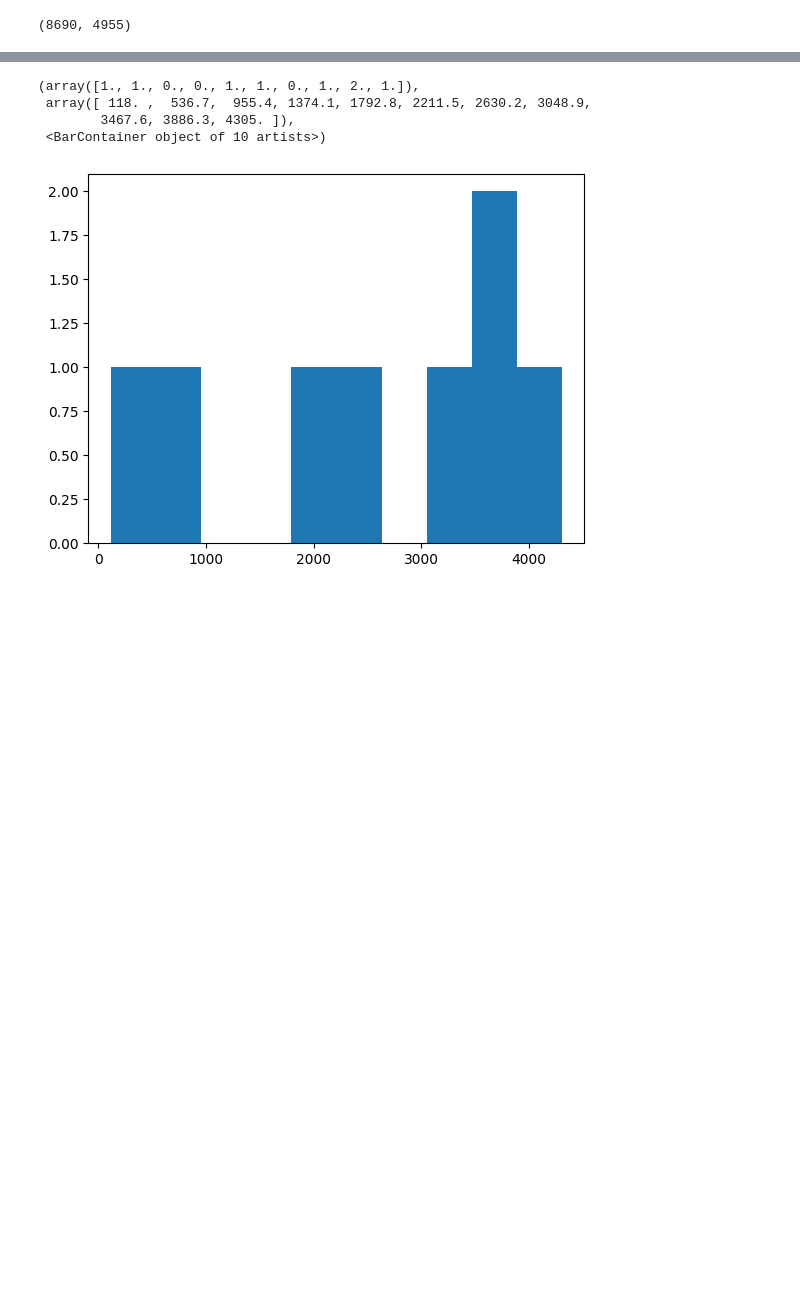
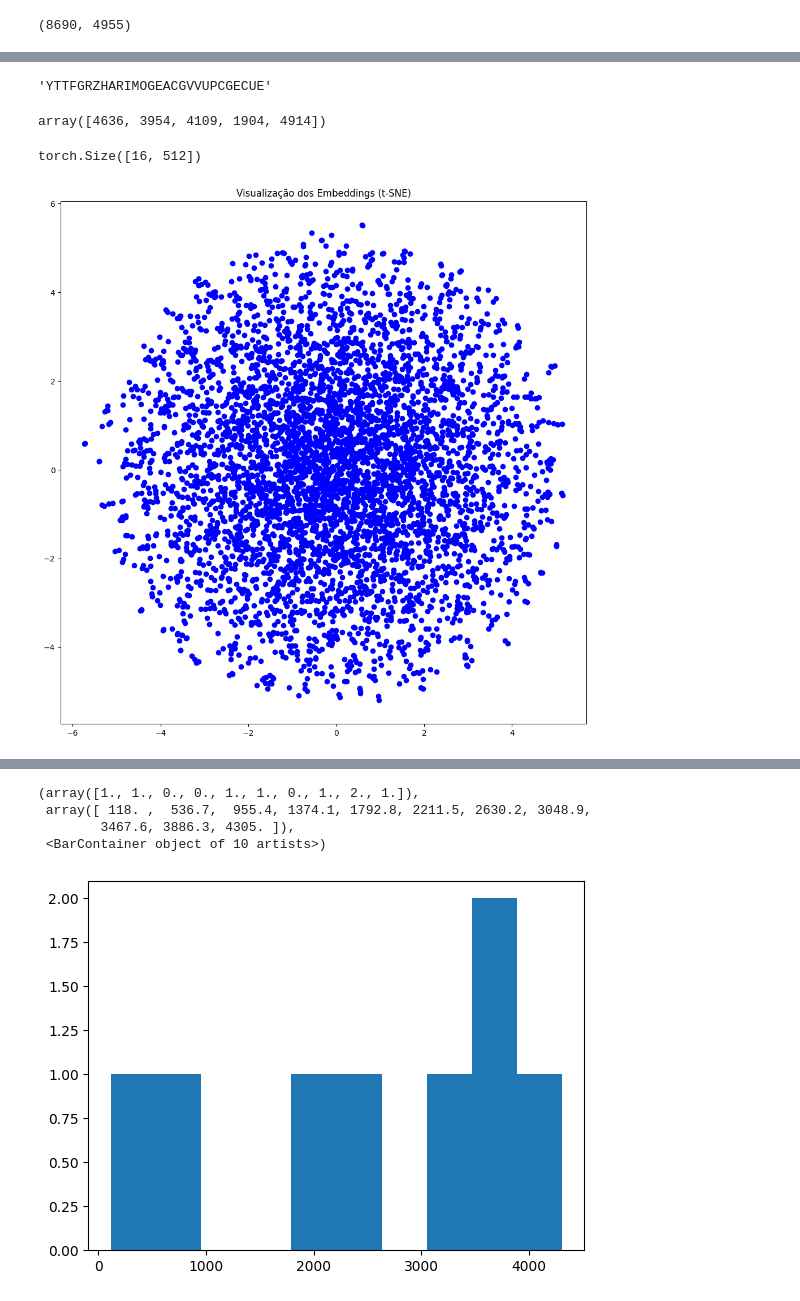
Before and after one commit to mgteus/navitrans, a Jupyter notebook: naviformers_vizz.ipynb, the cells around one changed output, grey strips where cells are left out. Cells and saved outputs as stored; diff of their text form; code cells hidden in the pictures; blank space fills up the shorter version.

Commit message:
adicionando arquivos do reboot.

```diff
--- a/naviformers_vizz.ipynb
+++ b/naviformers_vizz.ipynb
@@ -372,0 +540,5 @@ KeyboardInterrupt:
+# %%
+for i in range(1, MAX_SEQ_LEN+1):
+    print(np.mean(
+        F.cross_entropy(model(xb[:, :i], generate=False), yb[:, ])
+    ))
@@ -372,0 +653,50 @@ KeyboardInterrupt:
+# %%
+id_to_pos_dict[4815]
+# %% [output]
+'YTTFGRZHARIMOGEACGVVUPCGECUE'
+# %%
+xbt[0, :5].detach().numpy()
+# %% [output]
+array([4636, 3954, 4109, 1904, 4914])
+# %%
+model.embedding(xbt[0,:]).shape
+# %% [output]
+torch.Size([16, 512])
+# %%
+import torch
+import numpy as np
+import matplotlib.pyplot as plt
+from sklearn.manifold import TSNE
+
+def visualize_embeddings(model, vocab, device, context_len=50):
+    # Supondo que o modelo já tenha sido treinado e os embeddings sejam armazenados no modelo
+    embeddings = model.embedding.embedding.weight.detach().cpu().numpy()  # Acessando os embeddings do modelo
+
+    # O vocab é o dicionário que mapeia os ids dos tokens para strings (ex: 'word1' -> id 1)
+    # Vamos converter o vocab para uma lista de palavras
+    vocab_list = [vocab[i] for i in range(len(vocab))]
+
+    # Reduzindo a dimensionalidade dos embeddings para 2D com t-SNE
+    tsne = TSNE(n_components=2, random_state=42)
+    embeddings_2d = tsne.fit_transform(embeddings)
+
+    # Plotando os embeddings 2D
+    plt.figure(figsize=(12, 12))
+    plt.scatter(embeddings_2d[:, 0], embeddings_2d[:, 1], color='blue', marker='o')
+
+    # # Adicionando as palavras no gráfico
+    # for i, word in enumerate(vocab_list):
+    #     plt.annotate(word, (embeddings_2d[i, 0], embeddings_2d[i, 1]), fontsize=8)
+
+    plt.title("Visualização dos Embeddings (t-SNE)")
+    plt.show()
+
+# Exemplo de uso:
+# vocab = ['word1', 'word2', 'word3', ...]  # Lista de palavras do vocabulário
+# visualize_embeddings(model, vocab, device)
+# %%
+vocab = [id_to_pos_dict[id_] for id_ in range(VOCAB_SIZE)]
+# %%
+visualize_embeddings(model, vocab, DEVICE)
+# %% [output]
+[figure, added]
```
Also changed, not shown: parts of 41 cells of this notebook, 6 other files.
